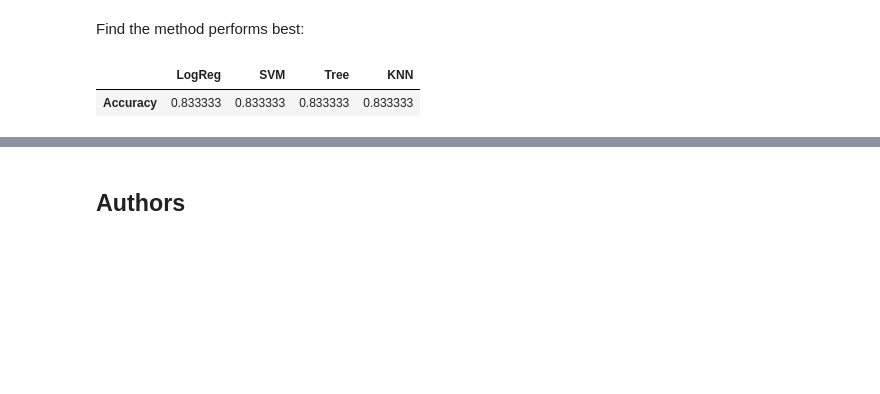
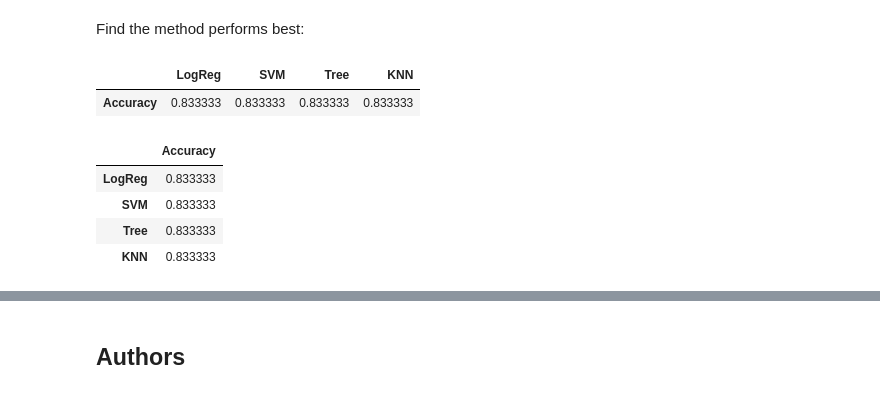
Before and after one commit to Rion-Sato/My_Final_Project_of_IBM_Data_Science_Professional_Certificate, a Jupyter notebook: Week4/SpaceX_Machine_Learning_Prediction_Part_5.jupyterlite.ipynb, the cells around one changed output, grey strips where cells are left out. Drawn from its saved outputs; the diff is of its cells as text; code cells hidden in the pictures; blank space fills up the shorter version.

```diff
--- a/Week4/SpaceX_Machine_Learning_Prediction_Part_5.jupyterlite.ipynb
+++ b/Week4/SpaceX_Machine_Learning_Prediction_Part_5.jupyterlite.ipynb
@@ -406,3 +408,11 @@ accuracy_df.head()
 # %% [output]
 |  | LogReg | SVM | Tree | KNN |
 | Accuracy | 0.833333 | 0.833333 | 0.833333 | 0.833333 |
+# %%
+accuracy_df.T
+# %% [output]
+|  | Accuracy |
+| LogReg | 0.833333 |
+| SVM | 0.833333 |
+| Tree | 0.833333 |
+| KNN | 0.833333 |
```
Also changed, not shown: parts of 3 cells of this notebook.
